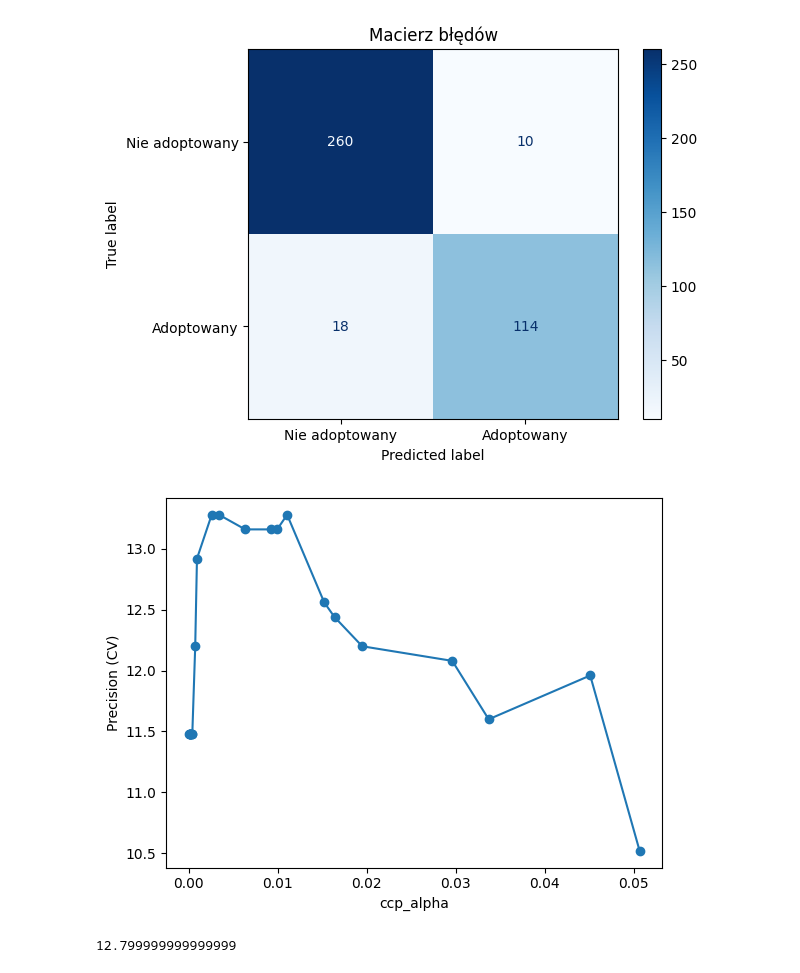
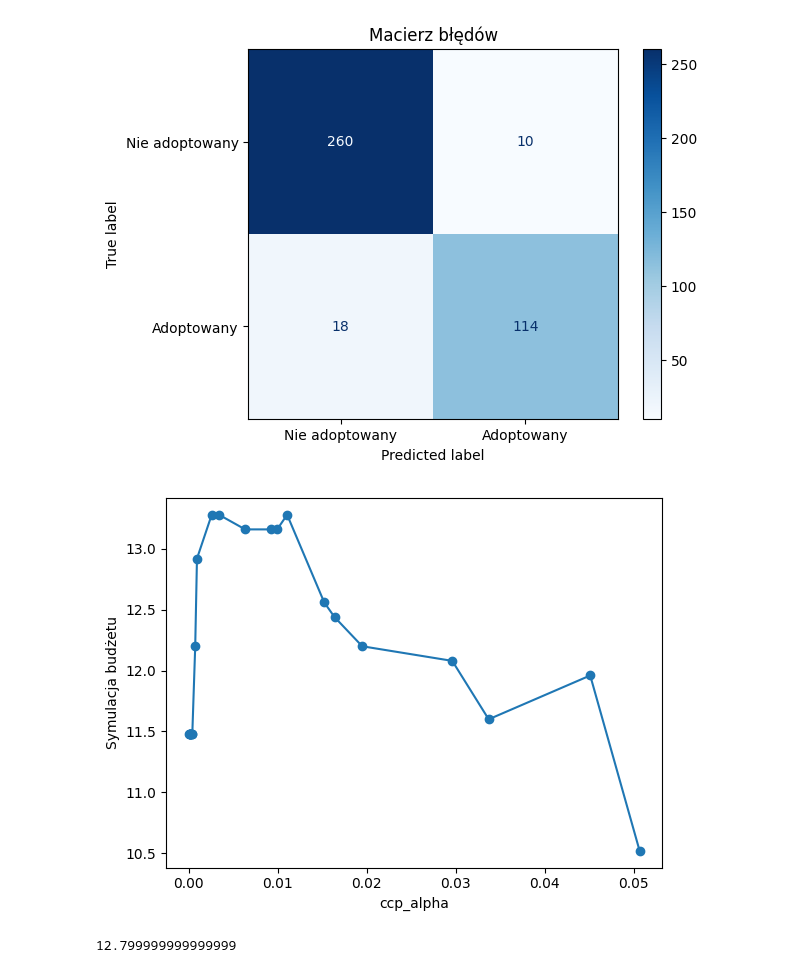
Before and after one commit to Zajecia-na-PWr-LR/lista-4-projekt-grupowy-lematy, a Jupyter notebook: drzewo_decyzyjne.ipynb, the cells around one changed output. Saved outputs shown, nothing was run; the diff lists cells and outputs as text; code cells hidden in the pictures.

```diff
--- a/drzewo_decyzyjne.ipynb
+++ b/drzewo_decyzyjne.ipynb
@@ -115,19 +131,19 @@ plt.show()
 # %%
 path = grid.best_estimator_.cost_complexity_pruning_path(X_train, y_train)
 alphas = path.ccp_alphas[:-1]  # ostatnia to korzeń, pomijamy
 scores = []
 for alpha in alphas[::max(1, len(alphas)//20)]:  # co kilkanaście żeby nie było ich za dużo
     clf_pruned = DecisionTreeClassifier(ccp_alpha=alpha, random_state=42)
     score = cross_val_score(clf_pruned, X_train, y_train, cv=cv, scoring=scorer).mean()
     scores.append((alpha, score))
 
 a, s = zip(*scores)
 plt.plot(a, s, marker='o')
 plt.xlabel('ccp_alpha')
-plt.ylabel('Precision (CV)')
+plt.ylabel('Symulacja budżetu')
 plt.show()
 # %% [output]
-[figure, old version]
+[figure, new version]
 # %%
 import numpy as np
 best_alpha = a[np.argmax(s)]
```
Also changed, not shown: parts of 5 cells of this notebook, 2 other files.
